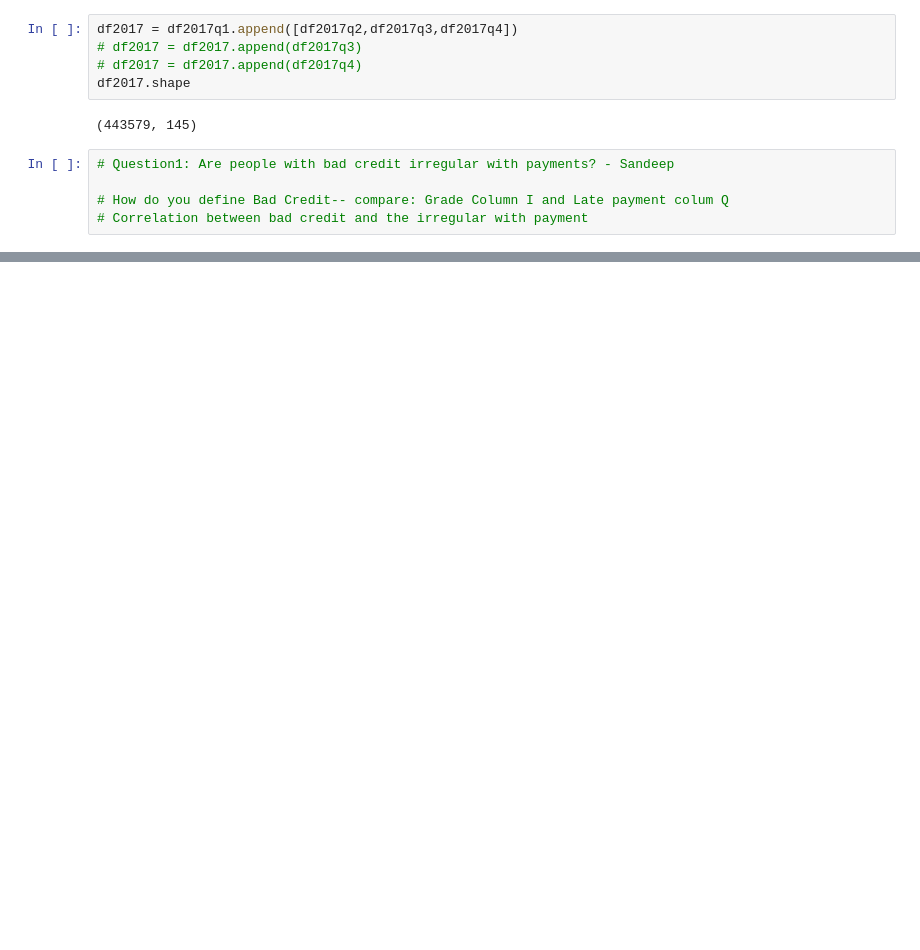
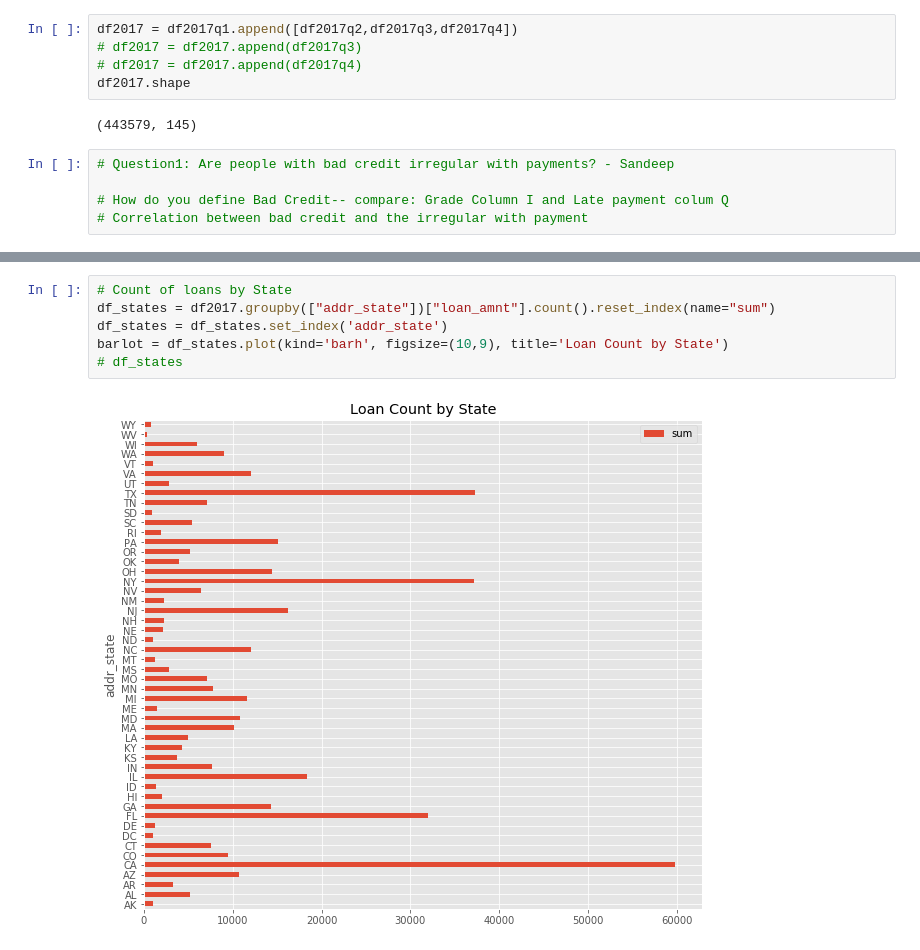
Before and after one commit to UCBDataAnalytics/Project1, a Jupyter notebook: Loan_Data.ipynb, the cells around one changed output, grey strips where cells are left out. Cells and saved outputs as stored; diff of their text form; blank space fills up the shorter version.

```diff
--- a/Loan_Data.ipynb
+++ b/Loan_Data.ipynb
@@ -64,0 +98,8 @@ df2017.shape
+# %%
+# Count of loans by State
+df_states = df2017.groupby(["addr_state"])["loan_amnt"].count().reset_index(name="sum")
+df_states = df_states.set_index('addr_state')
+barlot = df_states.plot(kind='barh', figsize=(10,9), title='Loan Count by State')
+# df_states
+# %% [output]
+[figure, added]
```
Also changed, not shown: parts of 20 cells of this notebook.
